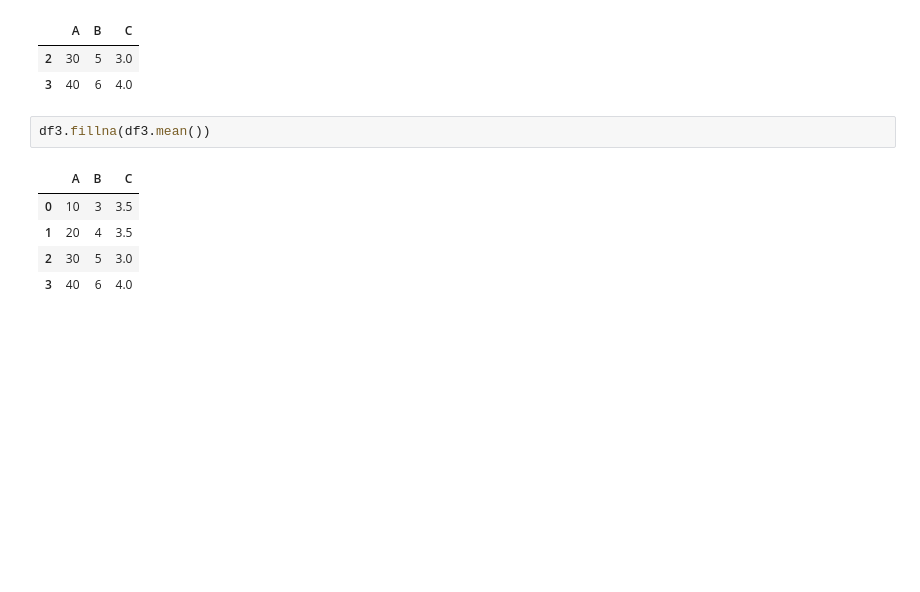
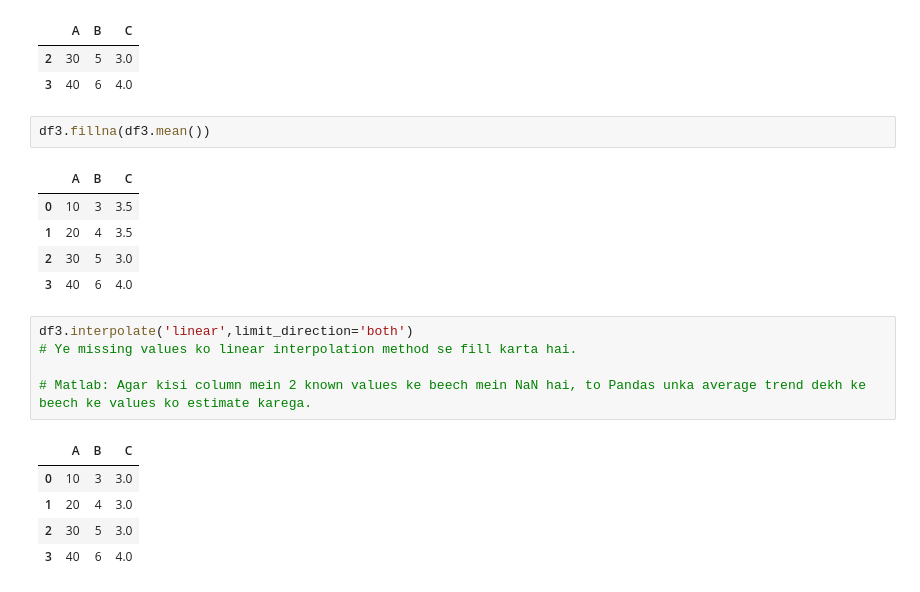
Before and after one commit to gpalakgupta/python-ml, a Jupyter notebook: pandas.ipynb, the cells around one changed output. Saved outputs shown, nothing was run; the diff lists cells and outputs as text; blank space fills up the shorter version.

```diff
--- a/pandas.ipynb
+++ b/pandas.ipynb
@@ -817,3 +807,14 @@ df3.fillna(df3.mean())
 | 1 | 20 | 4 | 3.5 |
 | 2 | 30 | 5 | 3.0 |
 | 3 | 40 | 6 | 4.0 |
+# %%
+df3.interpolate('linear',limit_direction='both')
+# Ye missing values ko linear interpolation method se fill karta hai.
+
+# Matlab: Agar kisi column mein 2 known values ke beech mein NaN hai, to Pandas unka average trend dekh ke beech ke values ko estimate karega.
+# %% [output]
+|  | A | B | C |
+| 0 | 10 | 3 | 3.0 |
+| 1 | 20 | 4 | 3.0 |
+| 2 | 30 | 5 | 3.0 |
+| 3 | 40 | 6 | 4.0 |
```
Also changed, not shown: parts of 44 cells of this notebook.
